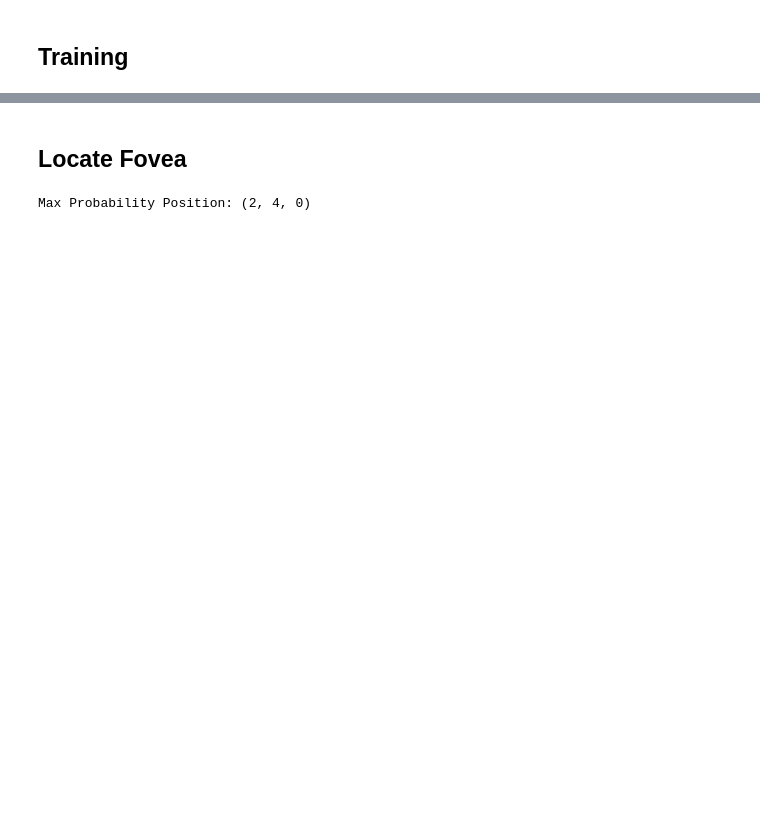
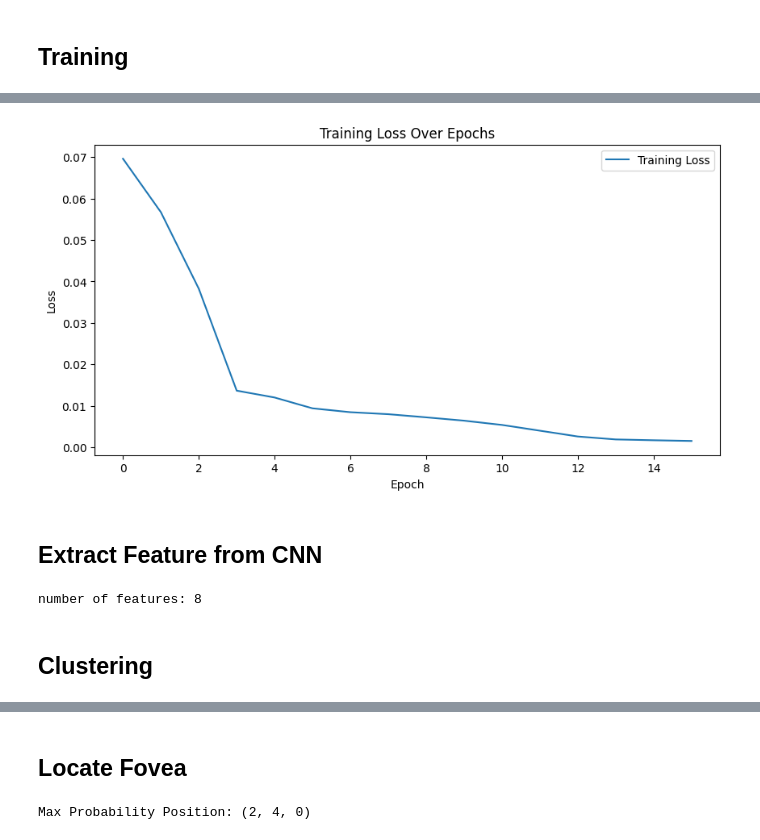
Before and after one commit to Kitiyaparnnn/Project-in-Biomedical-AI, a Jupyter notebook: Fovea_Detection_Bscan.ipynb, the cells around one changed output, grey strips where cells are left out. Saved outputs shown, nothing was run; the diff lists cells and outputs as text; code cells hidden in the pictures; blank space fills up the shorter version.

Commit message:
updated CNN-based feature extraction

```diff
--- a/Fovea_Detection_Bscan.ipynb
+++ b/Fovea_Detection_Bscan.ipynb
@@ -134,3 +217,3 @@ CNN(
 # %%
-num_epochs = 16  # Total epochs (8 with lr=0.001, then 8 with lr=0.0001)
-iteration = 55
+num_epochs = 16
+lr = 0.0001
@@ -181,8 +220,6 @@ def train_model(model, train_loader, device):
-# %%
-device = torch.device("cuda" if torch.cuda.is_available() else "cpu")
-
-# load data
-train_loader = get_data_loader(batch_size=32)
-
-# train
-train_model(model, train_loader, device)
+# %%
+# train
+# checkpoint_path = "/best_model.pth"
+loss = train_model(model, data_loader, num_epochs, lr, checkpoint_path)
+plot_loss(loss)
+# %% [output]
@@ -188,0 +243,3 @@ train_model(model, train_loader, device)
+[figure, added]
+# %% [markdown]
+## **Extract Feature from CNN**
@@ -188,0 +250,17 @@ train_model(model, train_loader, device)
+# %%
+# Extract Features for Clustering
+features_list = []
+best_model.eval()
+with torch.no_grad():
+    for images in data_loader:
+        images = images.to(device)
+        _, features = best_model(images)
+        features_list.append(features.cpu())
+
+# Convert to NumPy for Clustering
+features_np = np.concatenate([f.numpy() for f in features_list], axis=0)
+print(f"number of features: {len(features_list)}")
+# %% [output]
+number of features: 8
+# %% [markdown]
+## **Clustering**
```
Also changed, not shown: parts of 16 cells of this notebook.
